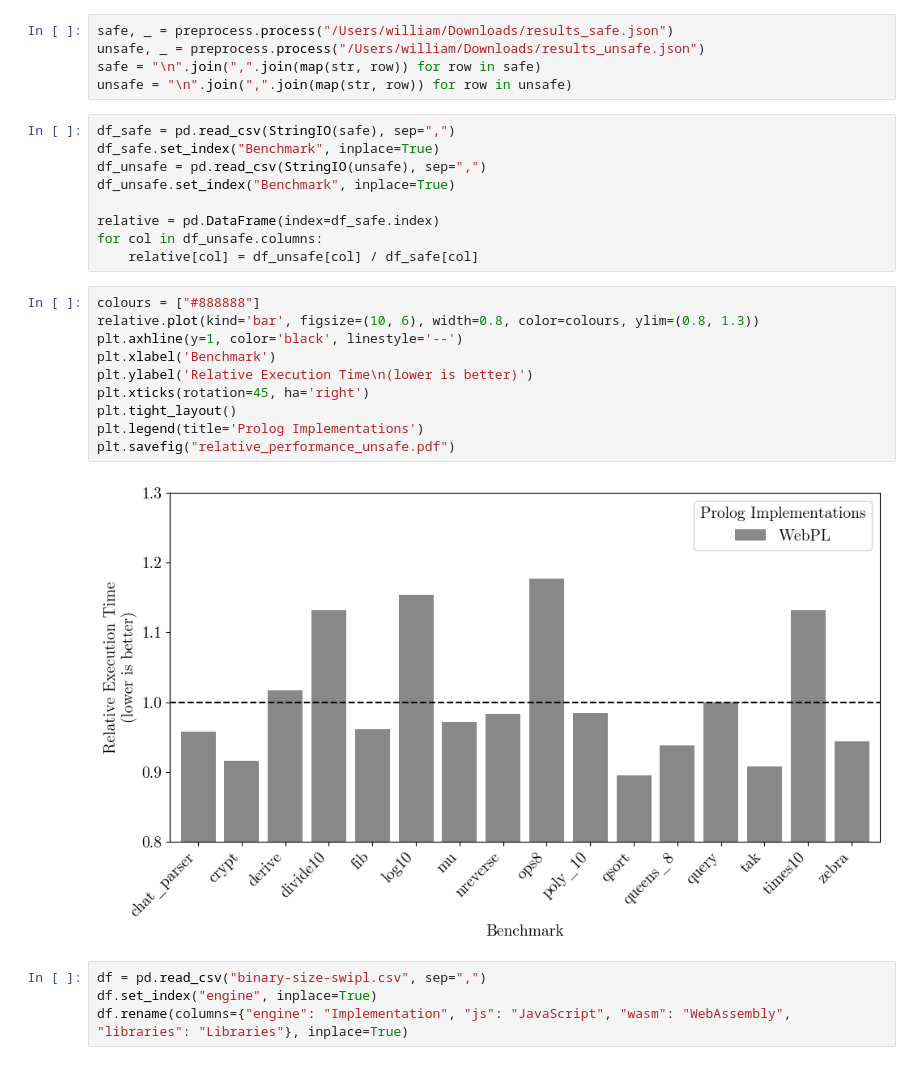
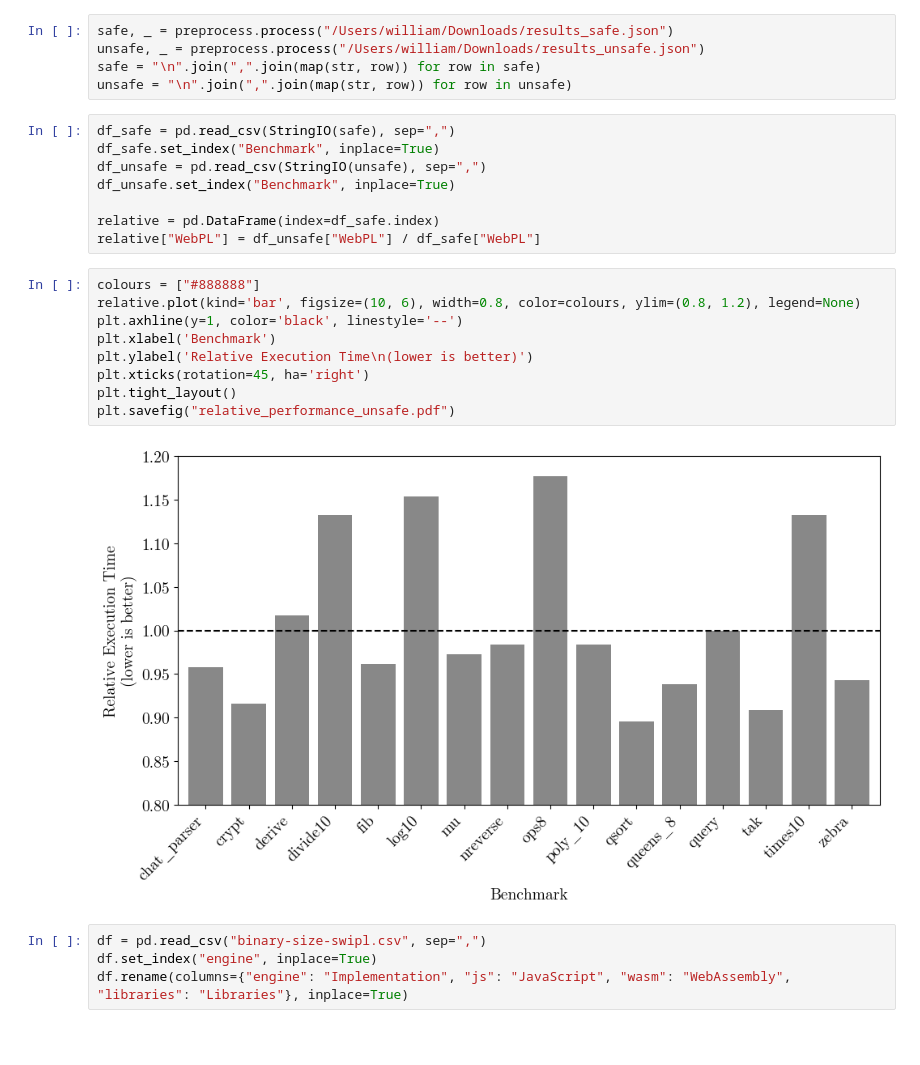
Before and after one commit to w-henderson/WebPL, a Jupyter notebook: docs/dissertation/graphs.ipynb, the cells around one changed output. Saved outputs shown, nothing was run; the diff lists cells and outputs as text; blank space fills up the shorter version.

```diff
--- a/docs/dissertation/graphs.ipynb
+++ b/docs/dissertation/graphs.ipynb
@@ -120,20 +119,18 @@ df_unsafe = pd.read_csv(StringIO(unsafe), sep=",")
 df_unsafe.set_index("Benchmark", inplace=True)
 
 relative = pd.DataFrame(index=df_safe.index)
-for col in df_unsafe.columns:
-    relative[col] = df_unsafe[col] / df_safe[col]
+relative["WebPL"] = df_unsafe["WebPL"] / df_safe["WebPL"]
 # %%
 colours = ["#888888"]
-relative.plot(kind='bar', figsize=(10, 6), width=0.8, color=colours, ylim=(0.8, 1.3))
+relative.plot(kind='bar', figsize=(10, 6), width=0.8, color=colours, ylim=(0.8, 1.2), legend=None)
 plt.axhline(y=1, color='black', linestyle='--')
 plt.xlabel('Benchmark')
 plt.ylabel('Relative Execution Time\n(lower is better)')
 plt.xticks(rotation=45, ha='right')
 plt.tight_layout()
-plt.legend(title='Prolog Implementations')
 plt.savefig("relative_performance_unsafe.pdf")
 # %% [output]
-[figure, old version]
+[figure, new version]
 # %%
 df = pd.read_csv("binary-size-swipl.csv", sep=",")
 df.set_index("engine", inplace=True)
```
Also changed, not shown: parts of 2 cells of this notebook, 10 other files.
